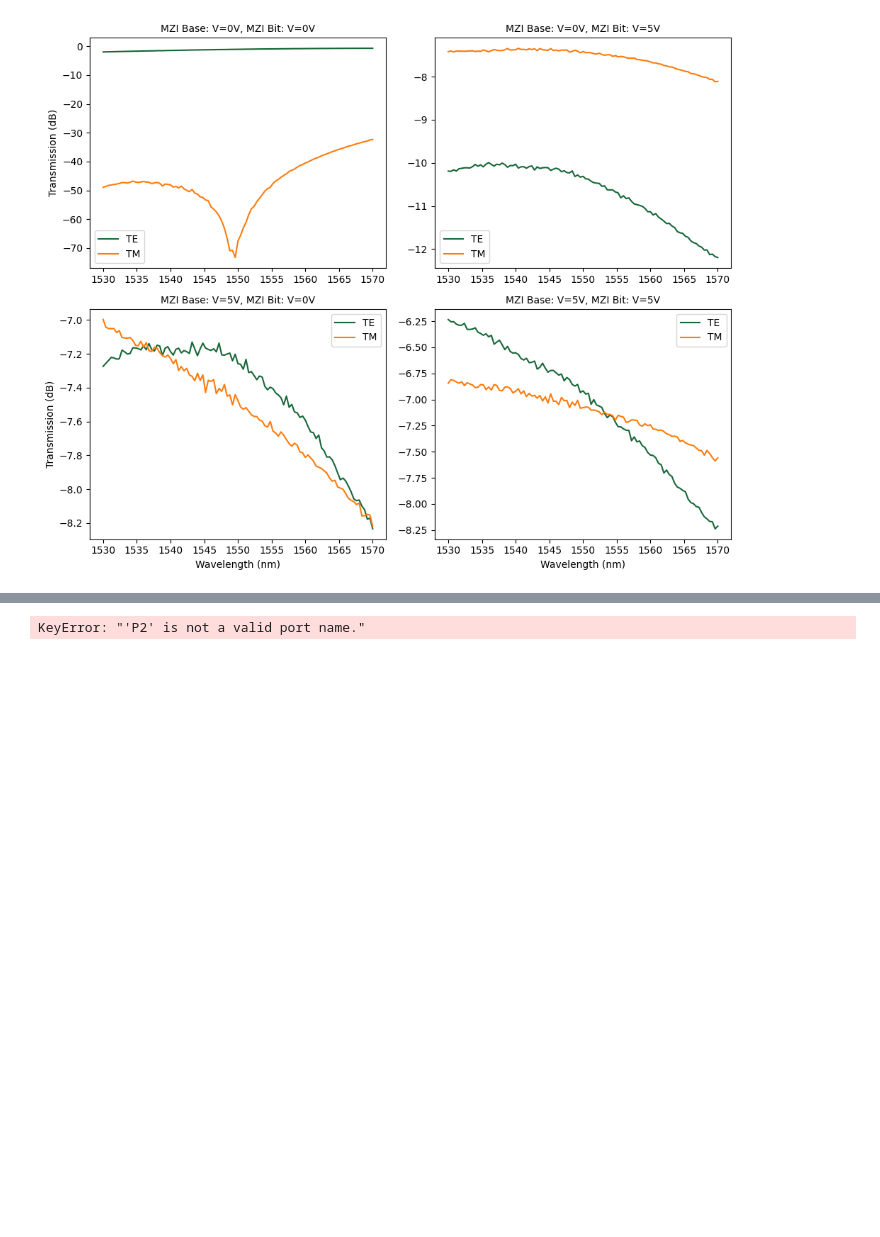
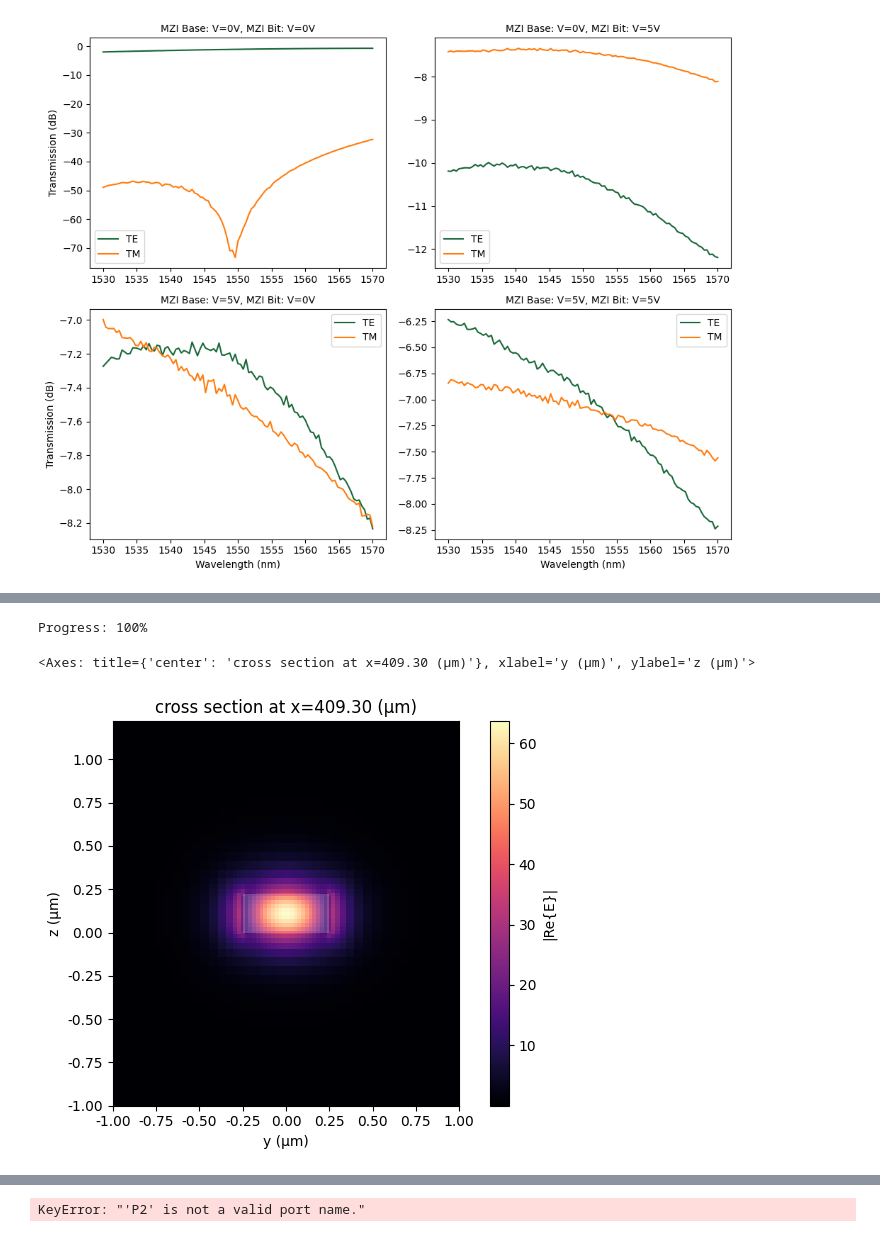
Before and after one commit to irfannhlm/bb84_photonics, a Jupyter notebook: main/alice_top_MZI_Cascade_mirror.ipynb, the cells around one changed output, grey strips where cells are left out. Drawn from its saved outputs; the diff is of its cells as text; code cells hidden in the pictures; blank space fills up the shorter version.

```diff
--- a/main/alice_top_MZI_Cascade_mirror.ipynb
+++ b/main/alice_top_MZI_Cascade_mirror.ipynb
@@ -788,0 +862,7 @@ plt.show()
+# %%
+mode_solver = pf.port_modes(port=alice_top.ports["P1"], frequencies=freqs)
+mode_solver.plot_field("E", mode_index=0, f=freqs[0], robust=False)
+# %% [output]
+Progress: 100%
+<Axes: title={'center': 'cross section at x=409.30 (μm)'}, xlabel='y (μm)', ylabel='z (μm)'>
+[figure, added]
```
Also changed, not shown: parts of 9 cells of this notebook, 39 other files.
